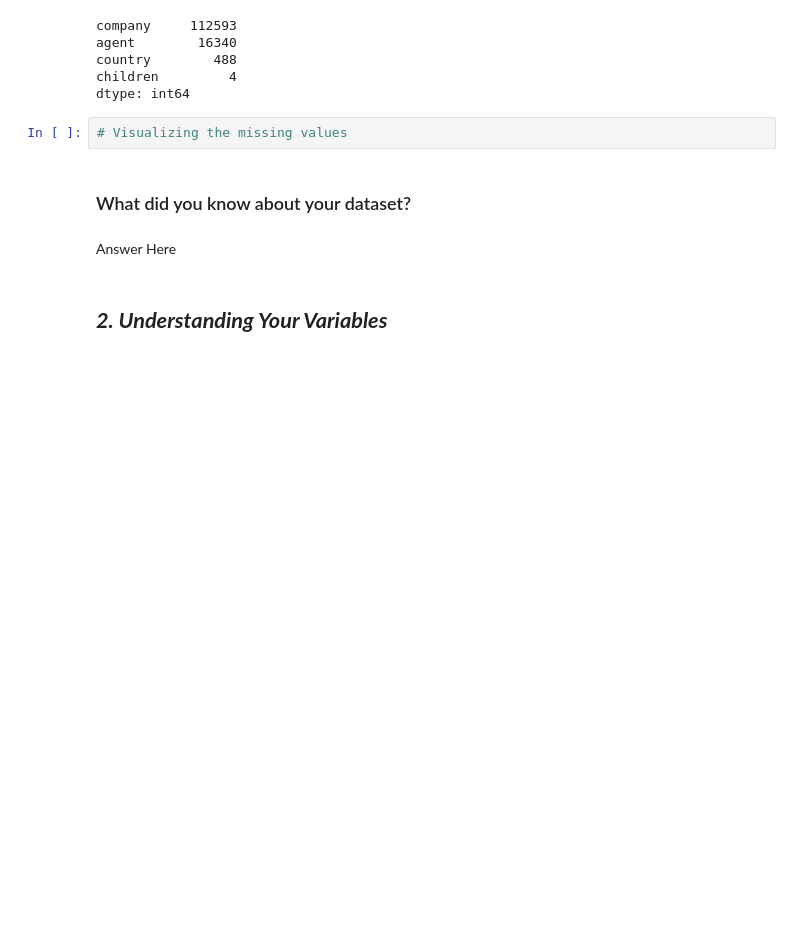
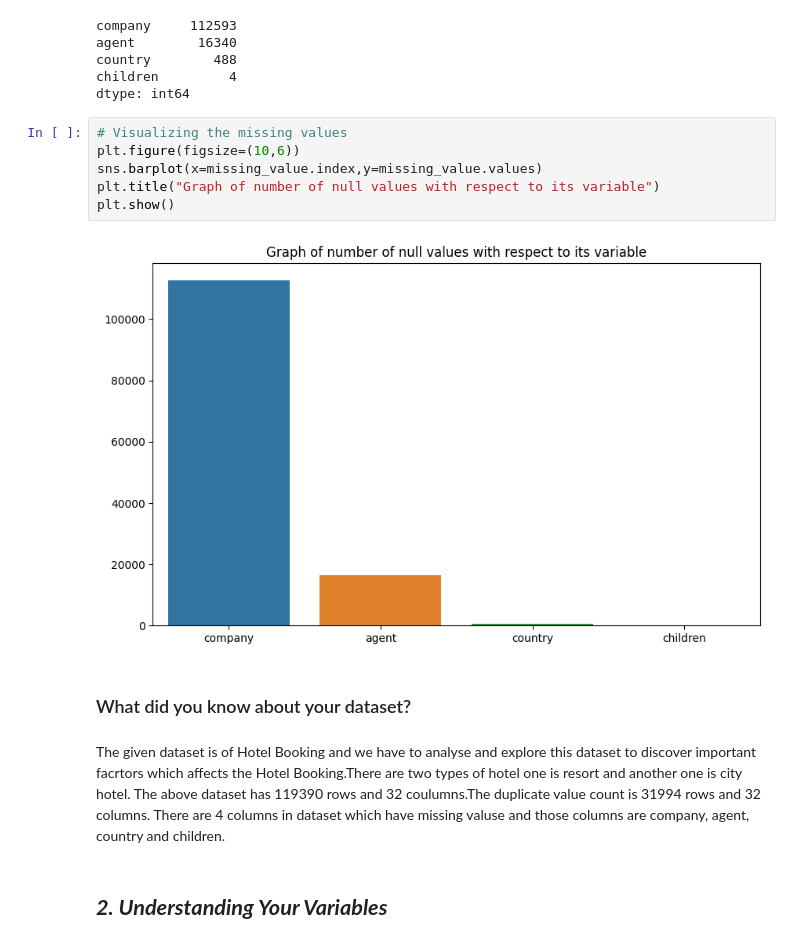
Before and after one commit to meenakshimalik433/Hotel-Booking-Analysis, a Jupyter notebook: Capstone_project_Hotel_Booking_Analysis.ipynb, the cells around one changed output. Drawn from its saved outputs; the diff is of its cells as text; blank space fills up the shorter version.

```diff
--- a/Capstone_project_Hotel_Booking_Analysis.ipynb
+++ b/Capstone_project_Hotel_Booking_Analysis.ipynb
@@ -215,12 +219,18 @@ agent        16340
 country        488
 children         4
 dtype: int64
-# %%
-# Visualizing the missing values
+# %%
+# Visualizing the missing values
+plt.figure(figsize=(10,6))
+sns.barplot(x=missing_value.index,y=missing_value.values)
+plt.title("Graph of number of null values with respect to its variable")
+plt.show()
+# %% [output]
+[figure, added]
 # %% [markdown]
 ### What did you know about your dataset?
-# %% [markdown]
-Answer Here
+# %% [markdown]
+The given dataset is of Hotel Booking and we have to analyse and explore this dataset to discover important facrtors which affects the Hotel Booking.There are two types of hotel one is resort and another one is city hotel. The above dataset has 119390 rows and 32 coulumns.The duplicate value count is 31994 rows and 32 columns. There are 4 columns in dataset which have missing valuse and those columns are company, agent, country and children.
 # %% [markdown]
 ## ***2. Understanding Your Variables***
 # %%
```
Also changed, not shown: parts of 36 cells of this notebook.
